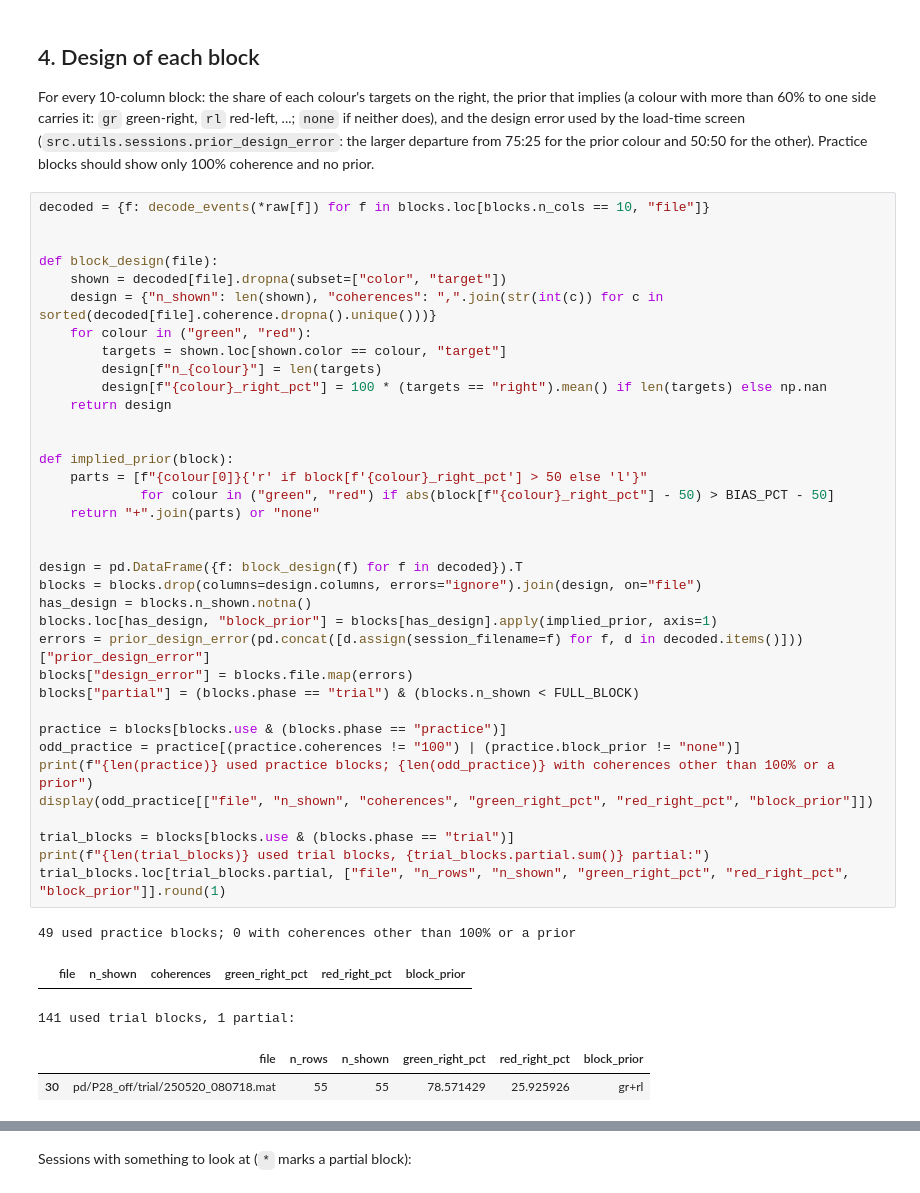
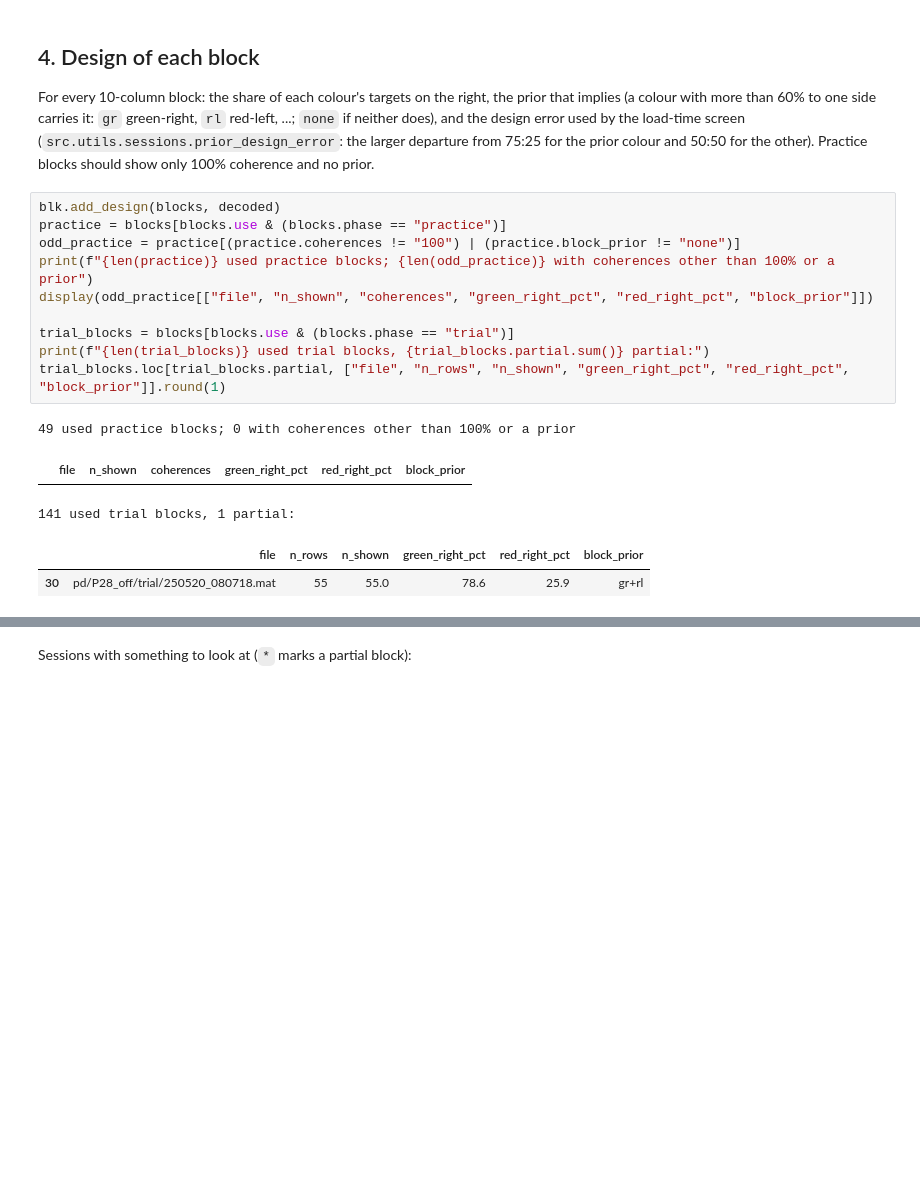
Before and after one commit to vaibrainium/bayesian-priors-in-pd-subtype, a Jupyter notebook: notebooks/0.02-harvard-sessions-check-and-compile.ipynb, the cells around one changed output, grey strips where cells are left out. Drawn from its saved outputs; the diff is of its cells as text; blank space fills up the shorter version.

```diff
--- a/notebooks/0.02-harvard-sessions-check-and-compile.ipynb
+++ b/notebooks/0.02-harvard-sessions-check-and-compile.ipynb
@@ -245,48 +155,22 @@ For every 10-column block: the share of each colour's targets on the right, the
 more than 60% to one side carries it: `gr` green-right, `rl` red-left, ...; `none` if neither does), and the design
 error used by the load-time screen (`src.utils.sessions.prior_design_error`: the larger departure from 75:25 for the
 prior colour and 50:50 for the other). Practice blocks should show only 100% coherence and no prior.
-# %%
-decoded = {f: decode_events(*raw[f]) for f in blocks.loc[blocks.n_cols == 10, "file"]}
-
-
-def block_design(file):
-    shown = decoded[file].dropna(subset=["color", "target"])
-    design = {"n_shown": len(shown), "coherences": ",".join(str(int(c)) for c in sorted(decoded[file].coherence.dropna().unique()))}
-    for colour in ("green", "red"):
-        targets = shown.loc[shown.color == colour, "target"]
-        design[f"n_{colour}"] = len(targets)
-        design[f"{colour}_right_pct"] = 100 * (targets == "right").mean() if len(targets) else np.nan
-    return design
-
-
-def implied_prior(block):
-    parts = [f"{colour[0]}{'r' if block[f'{colour}_right_pct'] > 50 else 'l'}"
-             for colour in ("green", "red") if abs(block[f"{colour}_right_pct"] - 50) > BIAS_PCT - 50]
-    return "+".join(parts) or "none"
-
-
-design = pd.DataFrame({f: block_design(f) for f in decoded}).T
-blocks = blocks.drop(columns=design.columns, errors="ignore").join(design, on="file")
-has_design = blocks.n_shown.notna()
-blocks.loc[has_design, "block_prior"] = blocks[has_design].apply(implied_prior, axis=1)
-errors = prior_design_error(pd.concat([d.assign(session_filename=f) for f, d in decoded.items()]))["prior_design_error"]
-blocks["design_error"] = blocks.file.map(errors)
-blocks["partial"] = (blocks.phase == "trial") & (blocks.n_shown < FULL_BLOCK)
-
-practice = blocks[blocks.use & (blocks.phase == "practice")]
-odd_practice = practice[(practice.coherences != "100") | (practice.block_prior != "none")]
-print(f"{len(practice)} used practice blocks; {len(odd_practice)} with coherences other than 100% or a prior")
-display(odd_practice[["file", "n_shown", "coherences", "green_right_pct", "red_right_pct", "block_prior"]])
-
-trial_blocks = blocks[blocks.use & (blocks.phase == "trial")]
-print(f"{len(trial_blocks)} used trial blocks, {trial_blocks.partial.sum()} partial:")
-trial_blocks.loc[trial_blocks.partial, ["file", "n_rows", "n_shown", "green_right_pct", "red_right_pct", "block_prior"]].round(1)
-# %% [output]
-49 used practice blocks; 0 with coherences other than 100% or a prior
-|  | file | n_shown | coherences | green_right_pct | red_right_pct | block_prior |
-141 used trial blocks, 1 partial:
-|  | file | n_rows | n_shown | green_right_pct | red_right_pct | block_prior |
-| 30 | pd/P28_off/trial/250520_080718.mat | 55 | 55 | 78.571429 | 25.925926 | gr+rl |
+# %%
+blk.add_design(blocks, decoded)
+practice = blocks[blocks.use & (blocks.phase == "practice")]
+odd_practice = practice[(practice.coherences != "100") | (practice.block_prior != "none")]
+print(f"{len(practice)} used practice blocks; {len(odd_practice)} with coherences other than 100% or a prior")
+display(odd_practice[["file", "n_shown", "coherences", "green_right_pct", "red_right_pct", "block_prior"]])
+
+trial_blocks = blocks[blocks.use & (blocks.phase == "trial")]
+print(f"{len(trial_blocks)} used trial blocks, {trial_blocks.partial.sum()} partial:")
+trial_blocks.loc[trial_blocks.partial, ["file", "n_rows", "n_shown", "green_right_pct", "red_right_pct", "block_prior"]].round(1)
+# %% [output]
+49 used practice blocks; 0 with coherences other than 100% or a prior
+|  | file | n_shown | coherences | green_right_pct | red_right_pct | block_prior |
+141 used trial blocks, 1 partial:
+|  | file | n_rows | n_shown | green_right_pct | red_right_pct | block_prior |
+| 30 | pd/P28_off/trial/250520_080718.mat | 55 | 55.0 | 78.6 | 25.9 | gr+rl |
 # %% [markdown]
 ## 5. Session checks
 
```
Also changed, not shown: parts of 23 cells of this notebook, 1 other file.
